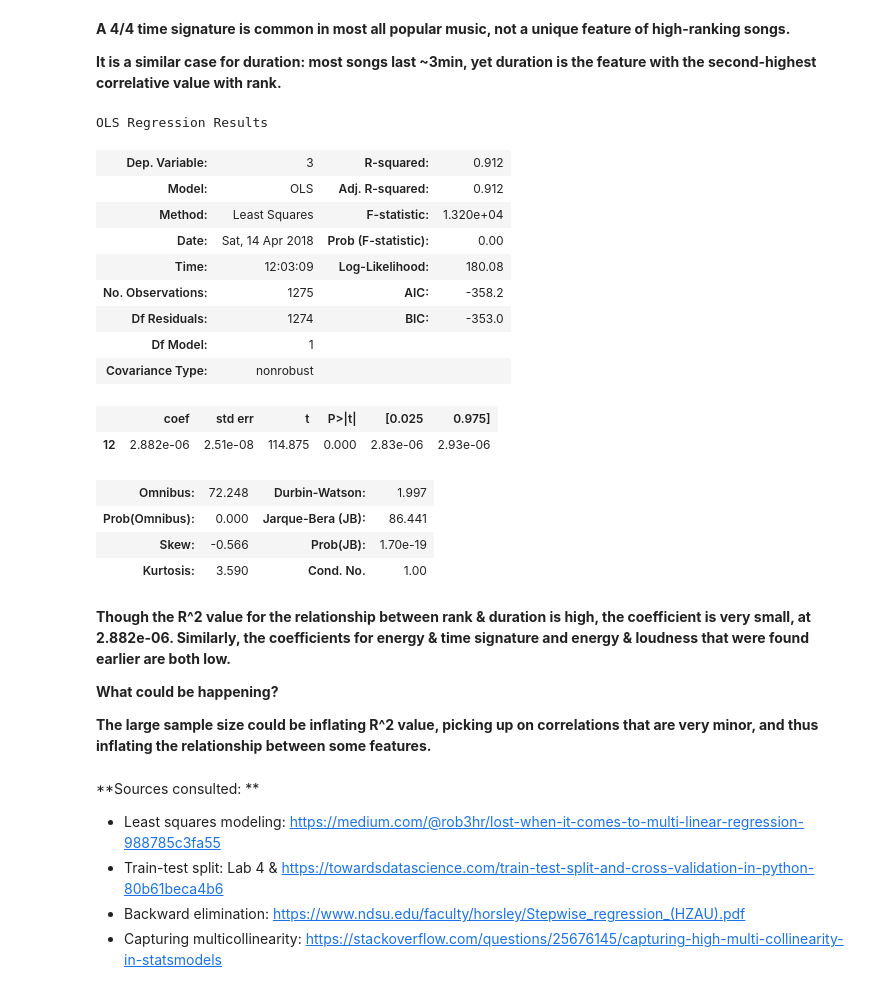
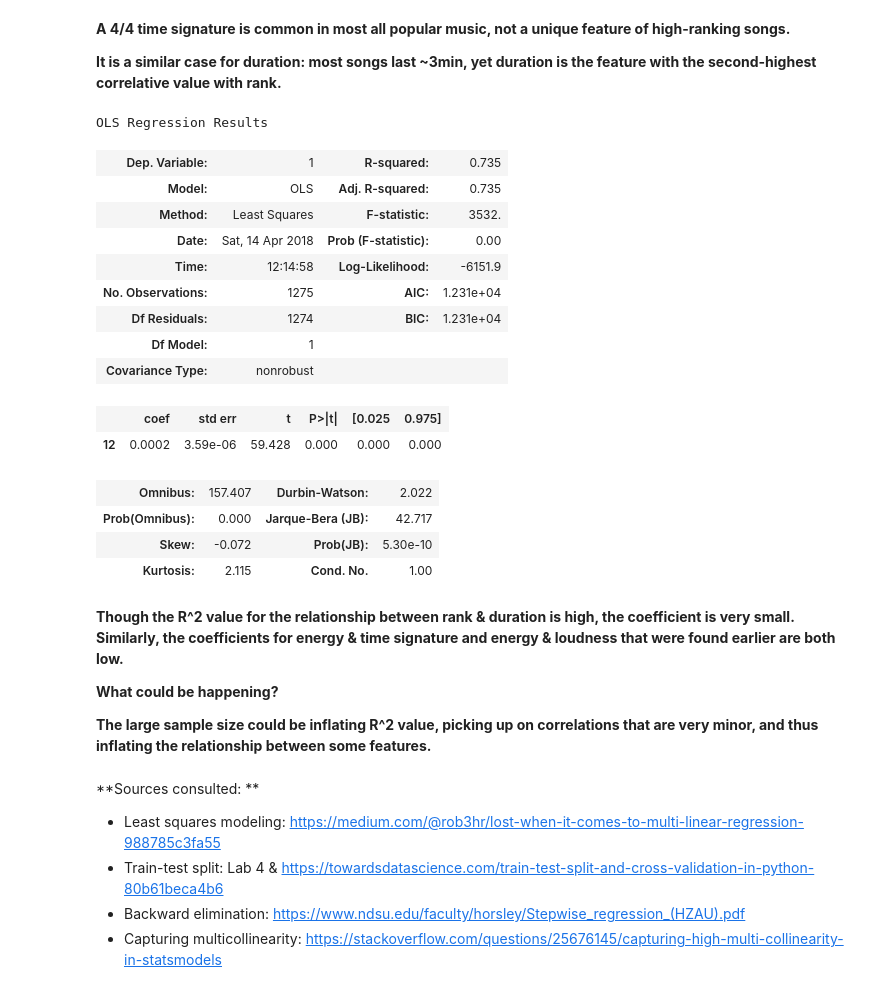
Before and after one commit to susiechoi/predicting_popular_music, a Jupyter notebook: Multilinear_Regression.ipynb, the cells around one changed output. Drawn from its saved outputs; the diff is of its cells as text; code cells hidden in the pictures.

Commit message:
update bug
column 3 was used instead of 1 in showing rel between duration & rank

```diff
--- a/Multilinear_Regression.ipynb
+++ b/Multilinear_Regression.ipynb
@@ -467,30 +467,30 @@ plt.show()
 **It is a similar case for duration: most songs last ~3min, yet duration is the feature with the second-highest correlative value with rank.**
 # %%
 duration = pd.DataFrame(data=d1, columns=[12])
-rank = pd.DataFrame(data=d1, columns=[3])
+rank = pd.DataFrame(data=d1, columns=[1])
 
 X_train, X_test, y_train, y_test = train_test_split(duration, rank, test_size=0.2)
 model = sm.OLS(y_train, X_train).fit()
 model.summary()
 # %% [output]
 OLS Regression Results
-| Dep. Variable: | 3 | R-squared: | 0.912 |
-| Model: | OLS | Adj. R-squared: | 0.912 |
-| Method: | Least Squares | F-statistic: | 1.320e+04 |
+| Dep. Variable: | 1 | R-squared: | 0.735 |
+| Model: | OLS | Adj. R-squared: | 0.735 |
+| Method: | Least Squares | F-statistic: | 3532. |
 | Date: | Sat, 14 Apr 2018 | Prob (F-statistic): | 0.00 |
-| Time: | 12:03:09 | Log-Likelihood: | 180.08 |
-| No. Observations: | 1275 | AIC: | -358.2 |
-| Df Residuals: | 1274 | BIC: | -353.0 |
+| Time: | 12:14:58 | Log-Likelihood: | -6151.9 |
+| No. Observations: | 1275 | AIC: | 1.231e+04 |
+| Df Residuals: | 1274 | BIC: | 1.231e+04 |
 | Df Model: | 1 |  |  |
 | Covariance Type: | nonrobust |  |  |
 |  | coef | std err | t | P>|t| | [0.025 | 0.975] |
-| 12 | 2.882e-06 | 2.51e-08 | 114.875 | 0.000 | 2.83e-06 | 2.93e-06 |
+| 12 | 0.0002 | 3.59e-06 | 59.428 | 0.000 | 0.000 | 0.000 |
-| Omnibus: | 72.248 | Durbin-Watson: | 1.997 |
-| Prob(Omnibus): | 0.000 | Jarque-Bera (JB): | 86.441 |
-| Skew: | -0.566 | Prob(JB): | 1.70e-19 |
-| Kurtosis: | 3.590 | Cond. No. | 1.00 |
+| Omnibus: | 157.407 | Durbin-Watson: | 2.022 |
+| Prob(Omnibus): | 0.000 | Jarque-Bera (JB): | 42.717 |
+| Skew: | -0.072 | Prob(JB): | 5.30e-10 |
+| Kurtosis: | 2.115 | Cond. No. | 1.00 |
 # %% [markdown]
-**Though the R^2 value for the relationship between rank & duration is high, the coefficient is very small, at 2.882e-06. Similarly, the coefficients for energy & time signature and energy & loudness that were found earlier are both low.**
+**Though the R^2 value for the relationship between rank & duration is high, the coefficient is very small. Similarly, the coefficients for energy & time signature and energy & loudness that were found earlier are both low.**
 
 **What could be happening?**
 
```
